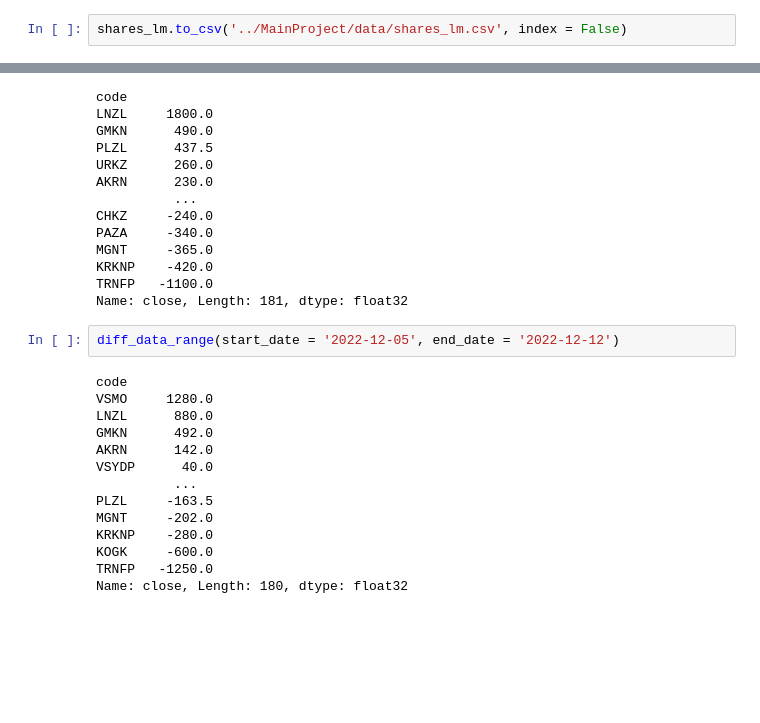
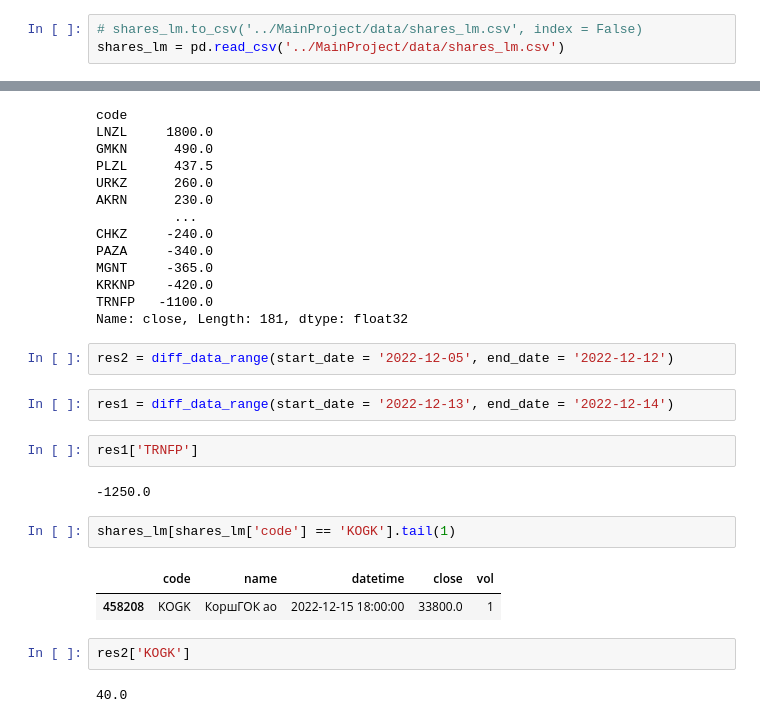
Before and after one commit to dimka11/Xmas-2022-hack, a Jupyter notebook: data_eda.ipynb, the cells around one changed output, grey strips where cells are left out. Saved outputs shown, nothing was run; the diff lists cells and outputs as text; blank space fills up the shorter version.

```diff
--- a/data_eda.ipynb
+++ b/data_eda.ipynb
@@ -193,7 +193,8 @@ Data columns (total 5 columns):
 dtypes: datetime64[ns](1), float32(1), int64(1), object(2)
 memory usage: 69.9+ MB
 # %%
-shares_lm.to_csv('../MainProject/data/shares_lm.csv', index = False)
+# shares_lm.to_csv('../MainProject/data/shares_lm.csv', index = False)
+shares_lm = pd.read_csv('../MainProject/data/shares_lm.csv')
 # %%
 def to_json(file_path, b):
 
@@ -423,18 +424,19 @@ KRKNP    -420.0
 TRNFP   -1100.0
 Name: close, Length: 181, dtype: float32
 # %%
-diff_data_range(start_date = '2022-12-05', end_date = '2022-12-12')
+res2 = diff_data_range(start_date = '2022-12-05', end_date = '2022-12-12')
-# %% [output]
-code
-VSMO     1280.0
-LNZL      880.0
-GMKN      492.0
-AKRN      142.0
-VSYDP      40.0
-          ...
-PLZL     -163.5
-MGNT     -202.0
-KRKNP    -280.0
-KOGK     -600.0
-TRNFP   -1250.0
-Name: close, Length: 180, dtype: float32
+# %%
+res1 = diff_data_range(start_date = '2022-12-13', end_date = '2022-12-14')
+# %%
+res1['TRNFP']
+# %% [output]
+-1250.0
+# %%
+shares_lm[shares_lm['code'] == 'KOGK'].tail(1)
+# %% [output]
+|  | code | name | datetime | close | vol |
+| 458208 | KOGK | КоршГОК ао | 2022-12-15 18:00:00 | 33800.0 | 1 |
+# %%
+res2['KOGK']
+# %% [output]
+40.0
```
Also changed, not shown: 4 other files.
